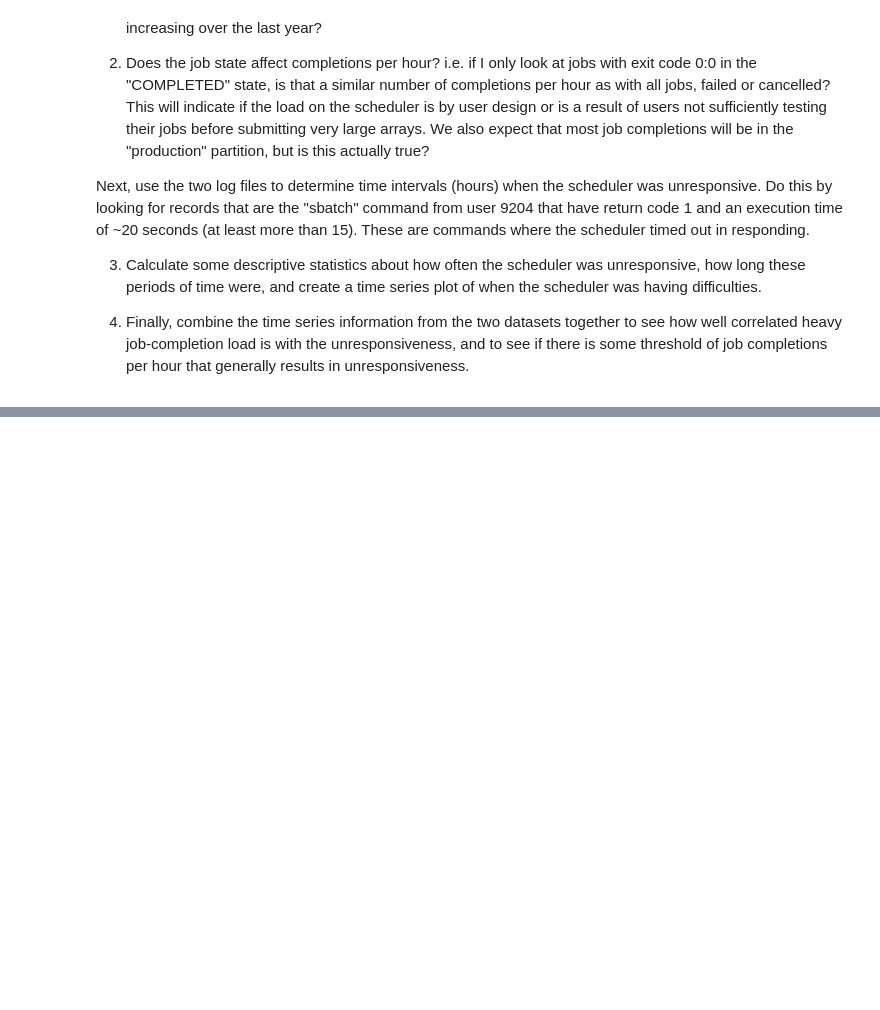
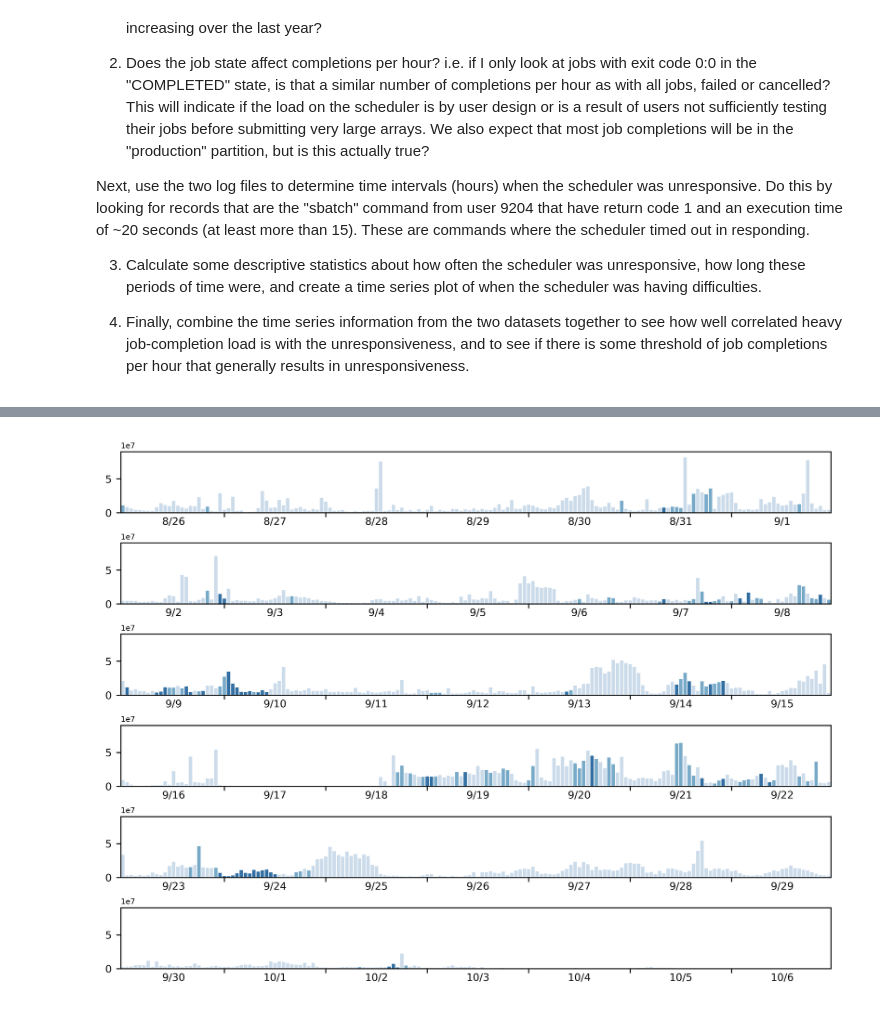
Before and after one commit to jrioross/accre-data-nerds, a Jupyter notebook: notebooks/rohit_accre_nb.ipynb, the cells around one changed output, grey strips where cells are left out. Saved outputs shown, nothing was run; the diff lists cells and outputs as text; code cells hidden in the pictures; blank space fills up the shorter version.

```diff
--- a/notebooks/rohit_accre_nb.ipynb
+++ b/notebooks/rohit_accre_nb.ipynb
@@ -370,0 +344,9 @@ plt.show()
+# %%
+# Aggregate memory unloaded by hour
+memory_unloaded_by_hour = (slurm_jobs
+                          .groupBy(F.date_trunc('hour', F.col('END')).alias('TIMESTAMP'))
+                          .agg(F.sum('REQMEM').alias('REQMEM'))
+                          .sort('TIMESTAMP')
+                          .toPandas()
+                          .set_index('TIMESTAMP')
+)
@@ -370,0 +358,42 @@ plt.show()
+# %%
+# Plot memory unloaded by hour between aug 26 2021 to oct 6 2021
+fig, axs = plt.subplots(6, 1, figsize = (8, 6), facecolor = 'white', dpi = 600)
+
+week_start = pd.date_range(start = '2021-08-26', end = '2021-10-06', freq = '7D').strftime('%Y-%m-%d')
+week_end = pd.date_range(start = '2021-09-01', end = '2021-10-06', freq = '7D').strftime('%Y-%m-%d')
+weekly_memory_unloaded_by_hour = [memory_unloaded_by_hour.loc[start:end] for start, end in zip(week_start, week_end)]
+
+day_intervals = [24, 48, 72, 96, 120, 144]
+week_label_positions = [12, 36, 60, 84, 108, 132, 156]
+days = pd.date_range(start = '2021-08-26', end = '2021-10-06').strftime('%-m/%-d').tolist()
+week_labels = [days[i:(i + 7)] for i in range(0, len(days), 7)]
+
+for ax, data, week_label in zip(axs, weekly_memory_unloaded_by_hour, week_labels):
+
+    sns.barplot(x = data.index,
+                y = 'REQMEM',
+                data = data,
+                hue = 'ce5_ce6',
+                palette = sns.color_palette('Blues', n_colors=3),
+                dodge = False,
+                ax = ax
+    )
+
+    ax.set_xticks(day_intervals)
+    ax.set_xticklabels([])
+    ax.set_xlabel('')
+    ax.set_ylabel('')
+    ax.set_ylim([0, 90000000])
+    ax.xaxis.set_major_formatter(ticker.NullFormatter())
+    ax.xaxis.set_minor_locator(ticker.FixedLocator(week_label_positions))
+    ax.xaxis.set_minor_formatter(ticker.FixedFormatter(week_label))
+    ax.tick_params(which = 'minor', length = 0, labelsize = 8)
+    ax.tick_params(which = 'major', labelsize = 8)
+    ax.yaxis.offsetText.set_fontsize(6)
+    ax.get_legend().remove()
+
+fig.tight_layout(pad = 0.5)
+
+plt.show()
+# %% [output]
+[figure, added]
```
Also changed, not shown: parts of 44 cells of this notebook.
